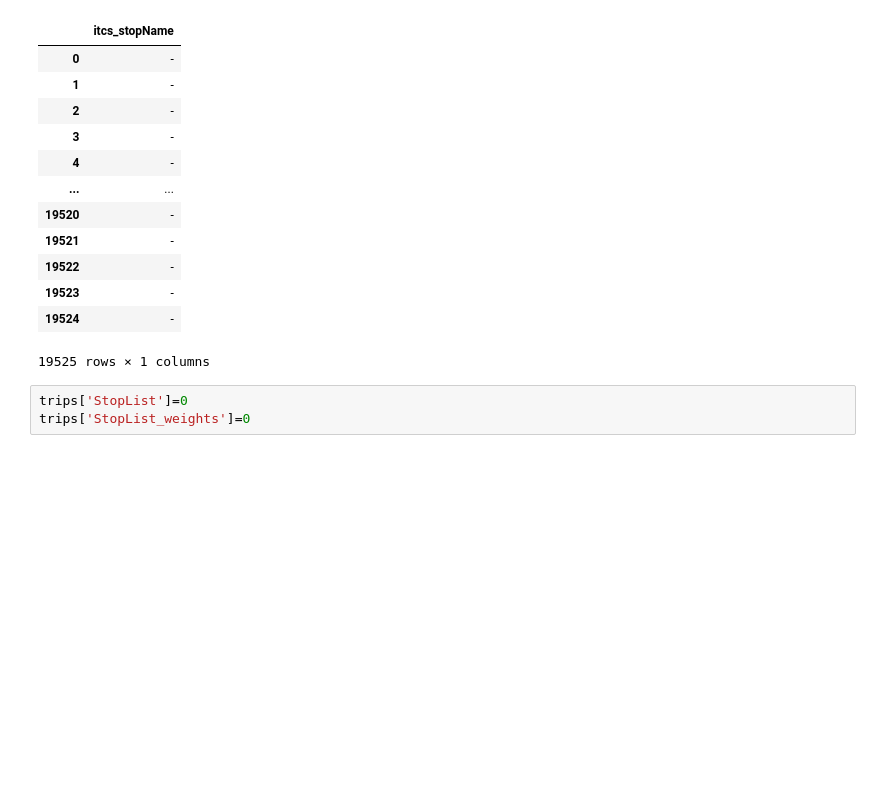
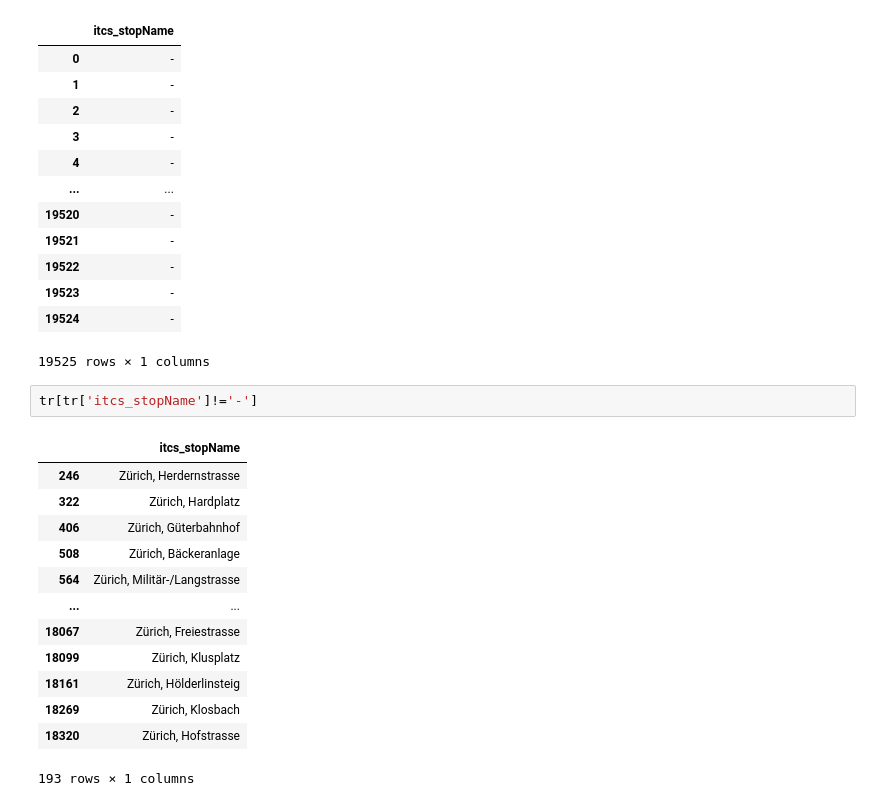
Before and after one commit to CarloArpini/2023-FCS-Project, a Jupyter notebook: Project.ipynb, the cells around one changed output. Saved outputs shown, nothing was run; the diff lists cells and outputs as text; blank space fills up the shorter version.

```diff
--- a/Project.ipynb
+++ b/Project.ipynb
@@ -325,6 +325,19 @@ tr
 | 19523 | - |
 | 19524 | - |
 19525 rows × 1 columns
-# %%
-trips['StopList']=0
-trips['StopList_weights']=0
+# %%
+tr[tr['itcs_stopName']!='-']
+# %% [output]
+|  | itcs_stopName |
+| 246 | Zürich, Herdernstrasse |
+| 322 | Zürich, Hardplatz |
+| 406 | Zürich, Güterbahnhof |
+| 508 | Zürich, Bäckeranlage |
+| 564 | Zürich, Militär-/Langstrasse |
+| ... | ... |
+| 18067 | Zürich, Freiestrasse |
+| 18099 | Zürich, Klusplatz |
+| 18161 | Zürich, Hölderlinsteig |
+| 18269 | Zürich, Klosbach |
+| 18320 | Zürich, Hofstrasse |
+193 rows × 1 columns
```
Also changed, not shown: parts of 24 cells of this notebook.
